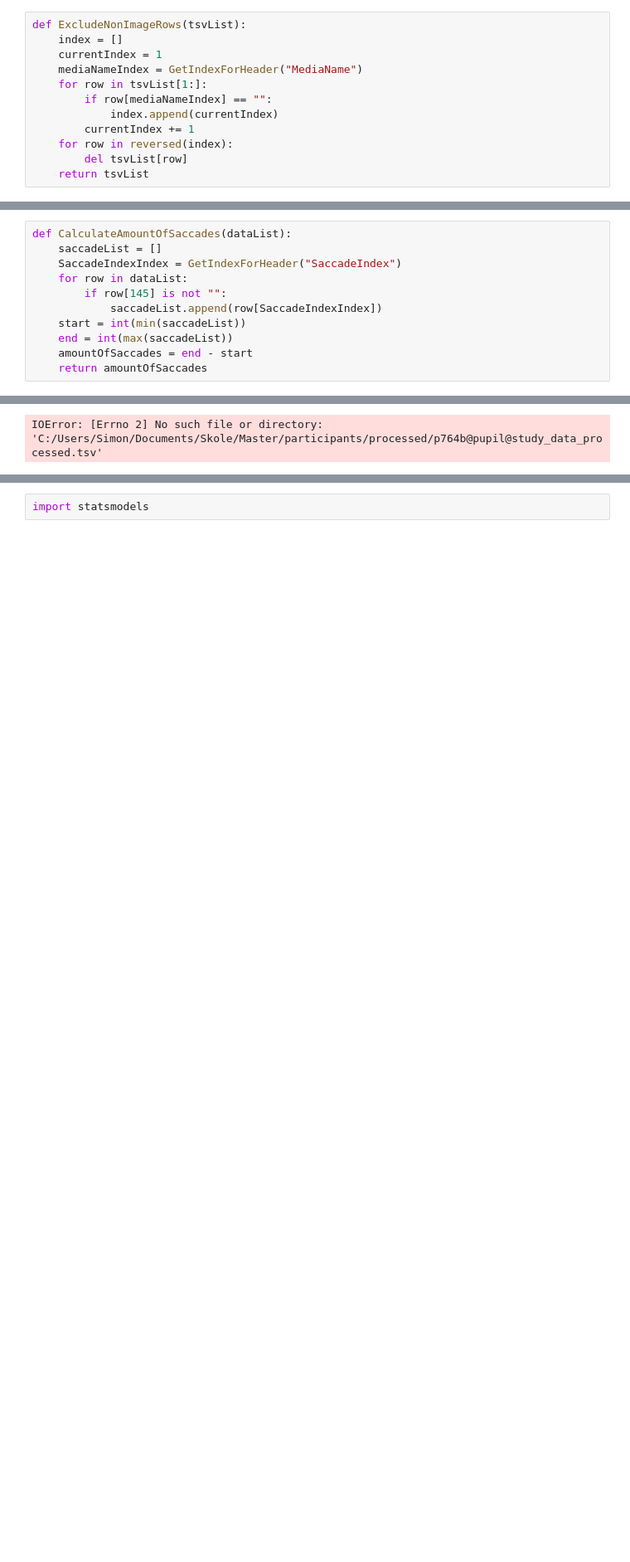
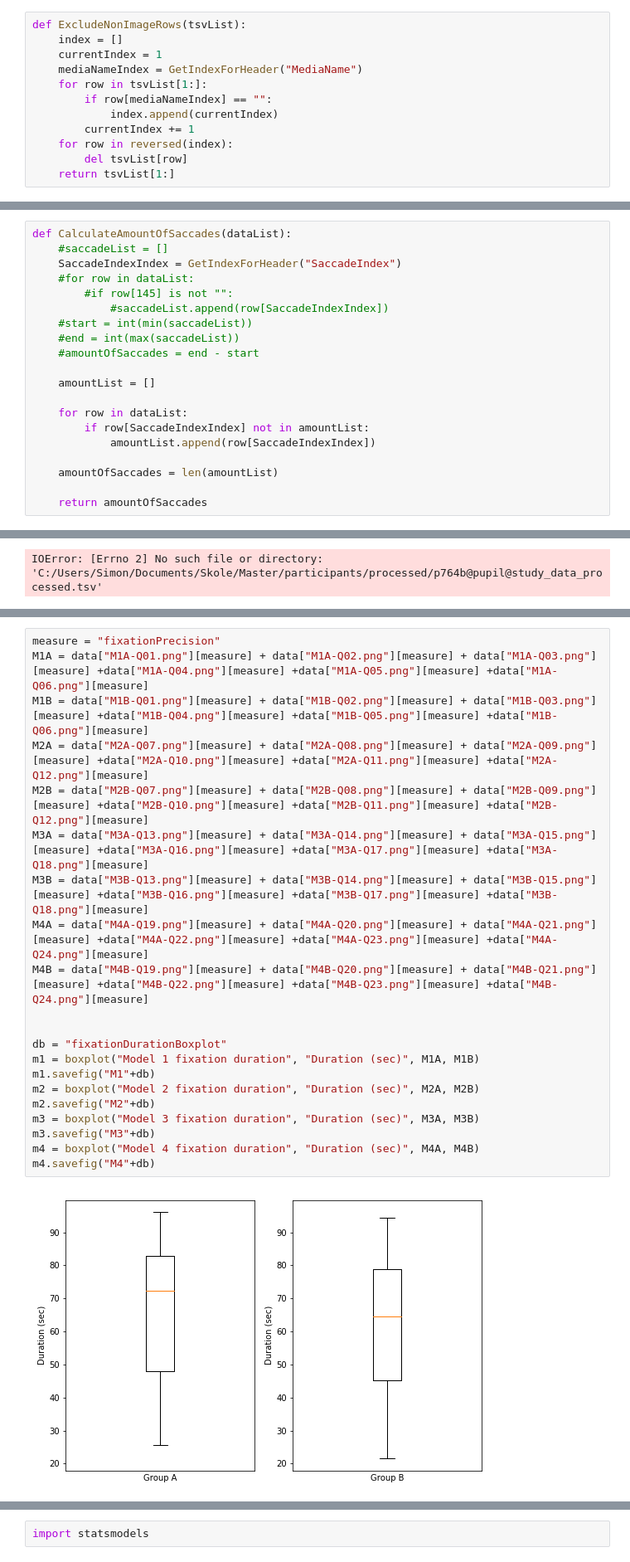
Before and after one commit to SKCarlsson/TobiiScripts, a Jupyter notebook: Notebook/Tobii v3.ipynb, the cells around one changed output, grey strips where cells are left out. Shown at 83% size. Cells and saved outputs as stored; diff of their text form; blank space fills up the shorter version.

```diff
--- a/Notebook/Tobii v3.ipynb
+++ b/Notebook/Tobii v3.ipynb
@@ -23,6 +23,6 @@ def ExcludeNonImageRows(tsvList):
         currentIndex += 1
     for row in reversed(index):
         del tsvList[row]
-    return tsvList
+    return tsvList[1:]
 # %%
 def ExcludeNonAOIRows(tsvList):
@@ -106,14 +140,23 @@ def CalculateAmountOfFixationsPerSecond(duration, amountOfFixations):
     return fixationsPerSecond
 # %%
 def CalculateAmountOfSaccades(dataList):
-    saccadeList = []
+    #saccadeList = []
     SaccadeIndexIndex = GetIndexForHeader("SaccadeIndex")
+    #for row in dataList:
+        #if row[145] is not "":
+            #saccadeList.append(row[SaccadeIndexIndex])
+    #start = int(min(saccadeList))
+    #end = int(max(saccadeList))
+    #amountOfSaccades = end - start
+
+    amountList = []
+
     for row in dataList:
-        if row[145] is not "":
-            saccadeList.append(row[SaccadeIndexIndex])
-    start = int(min(saccadeList))
-    end = int(max(saccadeList))
-    amountOfSaccades = end - start
+        if row[SaccadeIndexIndex] not in amountList:
+            amountList.append(row[SaccadeIndexIndex])
+
+    amountOfSaccades = len(amountList)
+
     return amountOfSaccades
 # %%
 def CalculateDurationOfSaccades(dataList):
@@ -546,0 +671,23 @@ m4.savefig("M4"+db)
+# %%
+measure = "fixationPrecision"
+M1A = data["M1A-Q01.png"][measure] + data["M1A-Q02.png"][measure] + data["M1A-Q03.png"][measure] +data["M1A-Q04.png"][measure] +data["M1A-Q05.png"][measure] +data["M1A-Q06.png"][measure]
+M1B = data["M1B-Q01.png"][measure] + data["M1B-Q02.png"][measure] + data["M1B-Q03.png"][measure] +data["M1B-Q04.png"][measure] +data["M1B-Q05.png"][measure] +data["M1B-Q06.png"][measure]
+M2A = data["M2A-Q07.png"][measure] + data["M2A-Q08.png"][measure] + data["M2A-Q09.png"][measure] +data["M2A-Q10.png"][measure] +data["M2A-Q11.png"][measure] +data["M2A-Q12.png"][measure]
+M2B = data["M2B-Q07.png"][measure] + data["M2B-Q08.png"][measure] + data["M2B-Q09.png"][measure] +data["M2B-Q10.png"][measure] +data["M2B-Q11.png"][measure] +data["M2B-Q12.png"][measure]
+M3A = data["M3A-Q13.png"][measure] + data["M3A-Q14.png"][measure] + data["M3A-Q15.png"][measure] +data["M3A-Q16.png"][measure] +data["M3A-Q17.png"][measure] +data["M3A-Q18.png"][measure]
+M3B = data["M3B-Q13.png"][measure] + data["M3B-Q14.png"][measure] + data["M3B-Q15.png"][measure] +data["M3B-Q16.png"][measure] +data["M3B-Q17.png"][measure] +data["M3B-Q18.png"][measure]
+M4A = data["M4A-Q19.png"][measure] + data["M4A-Q20.png"][measure] + data["M4A-Q21.png"][measure] +data["M4A-Q22.png"][measure] +data["M4A-Q23.png"][measure] +data["M4A-Q24.png"][measure]
+M4B = data["M4B-Q19.png"][measure] + data["M4B-Q20.png"][measure] + data["M4B-Q21.png"][measure] +data["M4B-Q22.png"][measure] +data["M4B-Q23.png"][measure] +data["M4B-Q24.png"][measure]
+
+
+db = "fixationDurationBoxplot"
+m1 = boxplot("Model 1 fixation duration", "Duration (sec)", M1A, M1B)
+m1.savefig("M1"+db)
+m2 = boxplot("Model 2 fixation duration", "Duration (sec)", M2A, M2B)
+m2.savefig("M2"+db)
+m3 = boxplot("Model 3 fixation duration", "Duration (sec)", M3A, M3B)
+m3.savefig("M3"+db)
+m4 = boxplot("Model 4 fixation duration", "Duration (sec)", M4A, M4B)
+m4.savefig("M4"+db)
+# %% [output]
+[figure, added]
```
Also changed, not shown: parts of 91 cells of this notebook, 28 other files.
